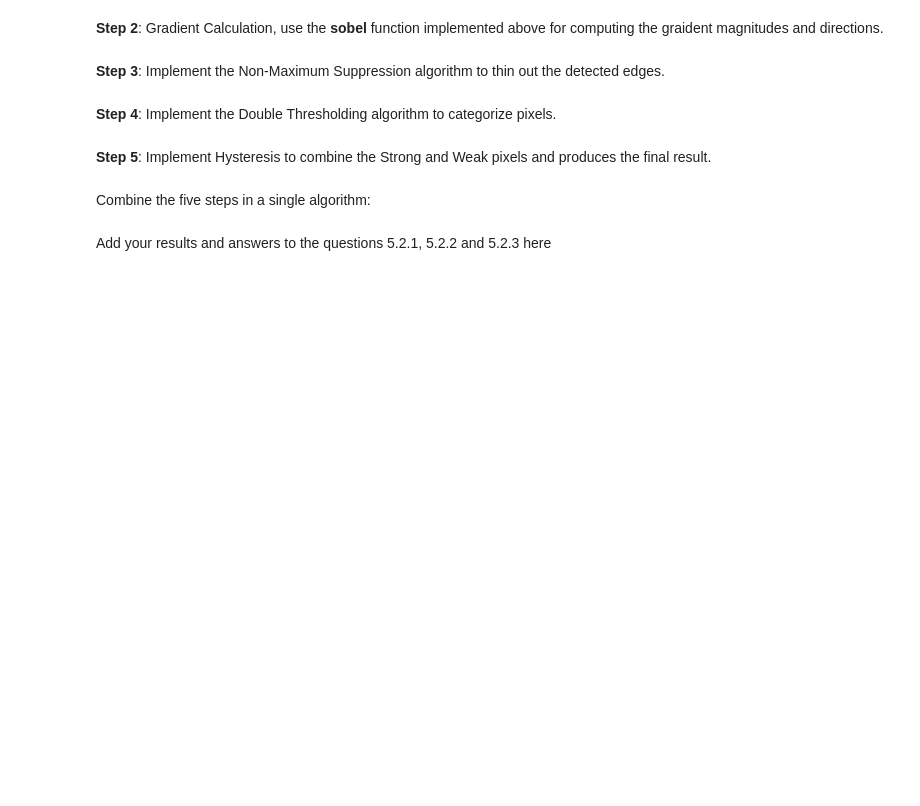
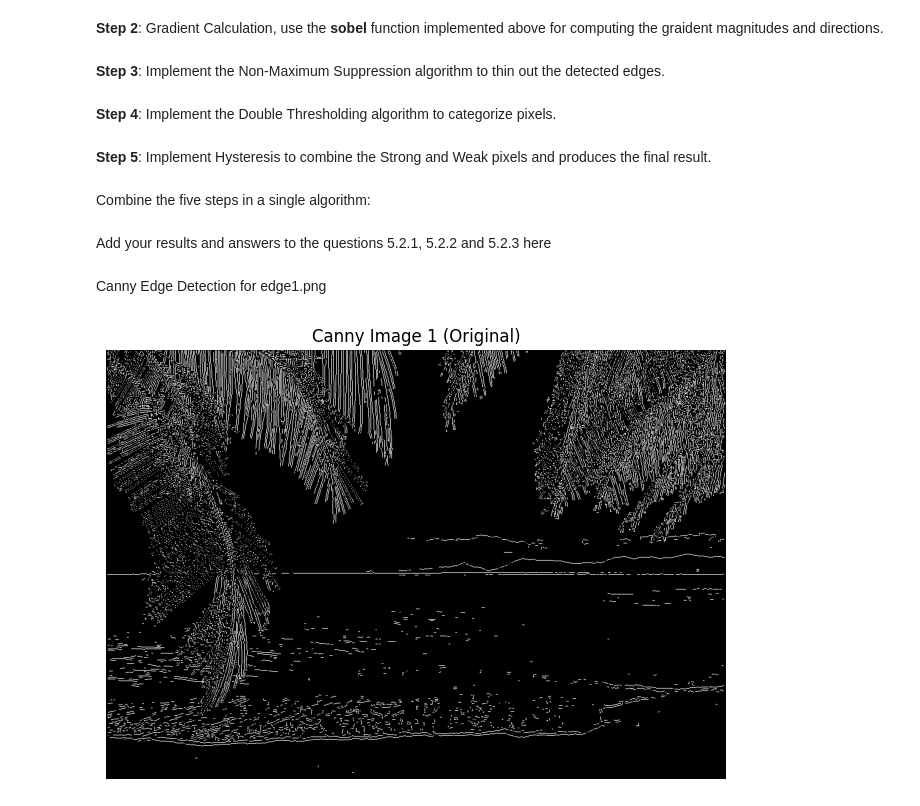
Before and after one commit to va9id/computer-vision, a Jupyter notebook: assignment1/Canny.ipynb, the cells around one changed output. Saved outputs shown, nothing was run; the diff lists cells and outputs as text; code cells hidden in the pictures; blank space fills up the shorter version.

Commit message:
canny edge detection

```diff
--- a/assignment1/Canny.ipynb
+++ b/assignment1/Canny.ipynb
@@ -1,7 +1,7 @@
 # %% [markdown]
 Set True to save the figures.
 # %%
-save = False
+save = True
 # %%
 import numpy as np # scientific computing
 import matplotlib.pyplot as plt # plotting
@@ -153,7 +182,16 @@ def double_threshold(img, ratio_low, ratio_high):
     weak = 25
     strong = 255
 
-    #INSER YOUR CODE HERE
+    #INSERT YOUR CODE HERE
+
+    thresholded_img = np.zeros_like(img)
+
+    for i in range(img.shape[0]):
+        for j in range(img.shape[1]):
+            if img[i, j] >= high:
+                thresholded_img[i, j] = strong
+            elif img[i, j] >= low:
+                thresholded_img[i, j] = weak
 
     return thresholded_img, weak, strong
 # %% [markdown]
@@ -168,7 +206,20 @@ def hysteresis(img, weak, strong):
     Returns:
         output: The processed output image
     """
-    #INSER YOUR CODE HERE
+    #INSERT YOUR CODE HERE
+    output = np.zeros_like(img)
+    rows, cols = img.shape
+
+    for i in range(1, rows - 1):
+        for j in range(1, cols - 1):
+            if img[i, j] == weak:
+                if (img[i-1:i+2, j-1:j+2] == strong).any():
+                    output[i, j] = strong
+                else:
+                    output[i, j] = 0
+            elif img[i, j] == strong:
+                output[i, j] = strong
+
     return output
 # %% [markdown]
 Combine the five steps in a single algorithm:
@@ -195,3 +246,20 @@ def canny_edge_detector(img, sigma, ratio_low, ratio_high, k=2):
     return output
 # %% [markdown]
 Add your results and answers to the questions 5.2.1, 5.2.2 and 5.2.3 here
+# %%
+def show_canny_img(img, num):
+    plt.figure(figsize=(8, 8))
+    plt.title(f'Canny Image {num} (Original)')
+    plt.axis('off')
+    plt.imshow(img, cmap='gray')
+    if save:
+        plt.savefig(f'canny{num}.png')
+    plt.show()
+# %% [markdown]
+Canny Edge Detection for edge1.png
+# %%
+img1 = rgb2gray(mpimg.imread('edge1.png'))
+canny_img1 = canny_edge_detector(img1, 1, 0.05, 0.1)
+show_canny_img(canny_img1, 1)
+# %% [output]
+[figure, added]
```
Also changed, not shown: parts of 11 cells of this notebook, 5 other files.
